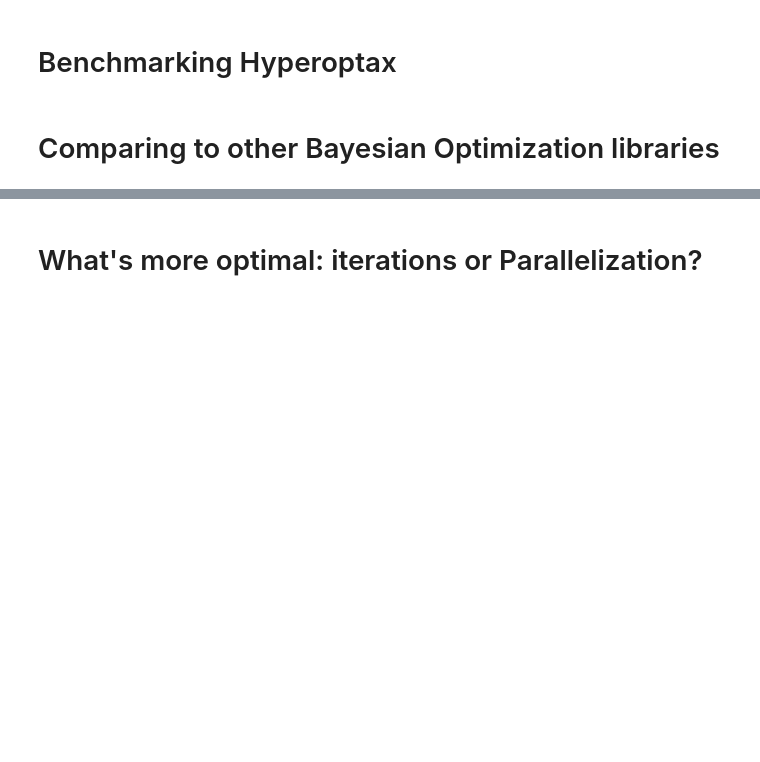
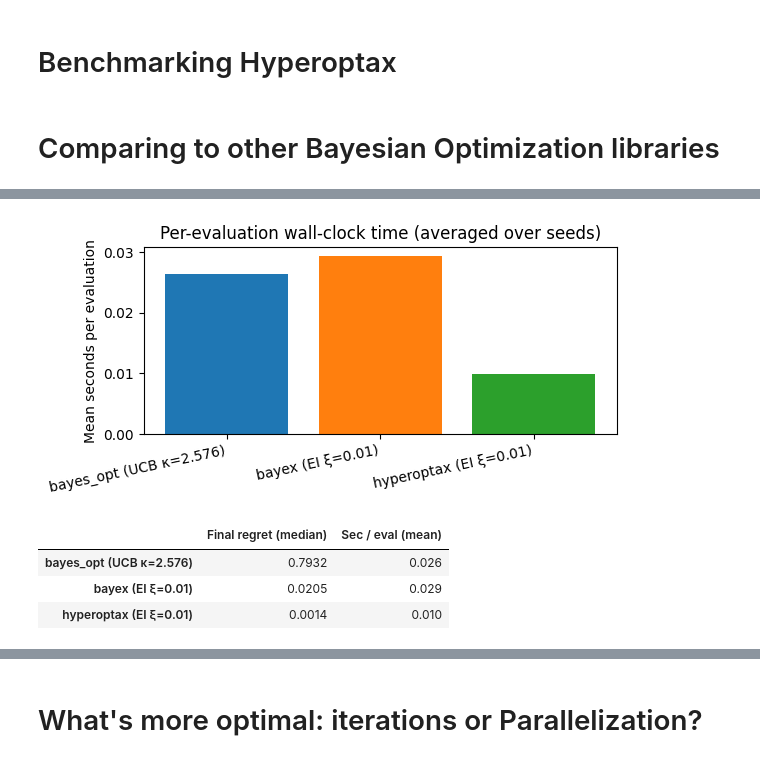
Before and after one commit to TheodoreWolf/hyperoptax, a Jupyter notebook: notebooks/performance.ipynb, the cells around one changed output, grey strips where cells are left out. Drawn from its saved outputs; the diff is of its cells as text; code cells hidden in the pictures; blank space fills up the shorter version.

```diff
--- a/notebooks/performance.ipynb
+++ b/notebooks/performance.ipynb
@@ -129,0 +179,34 @@ plt.show()
+# %%
+# Per-eval timing bar chart
+fig, ax = plt.subplots(figsize=(6, 3))
+ax.bar(
+    [labels[k] for k in lib_timings],
+    [np.mean(lib_timings[k]) for k in lib_timings],
+    color=[colors[k] for k in lib_timings],
+)
+ax.set_ylabel("Mean seconds per evaluation")
+ax.set_title("Per-evaluation wall-clock time (averaged over seeds)")
+plt.xticks(rotation=12, ha="right")
+plt.tight_layout()
+plt.show()
+
+# Summary table
+summary = pd.DataFrame(
+    {
+        "Final regret (median)": {
+            labels[lib]: f"{np.median(lib_results[lib][:, -1]):.4f}"
+            for lib in lib_results
+        },
+        "Sec / eval (mean)": {
+            labels[lib]: f"{np.mean(lib_timings[lib]):.3f}"
+            for lib in lib_timings
+        },
+    }
+)
+summary
+# %% [output]
+[figure, added]
+|  | Final regret (median) | Sec / eval (mean) |
+| bayes_opt (UCB κ=2.576) | 0.7932 | 0.026 |
+| bayex (EI ξ=0.01) | 0.0205 | 0.029 |
+| hyperoptax (EI ξ=0.01) | 0.0014 | 0.010 |
```
Also changed, not shown: parts of 18 cells of this notebook, 19 other files.
